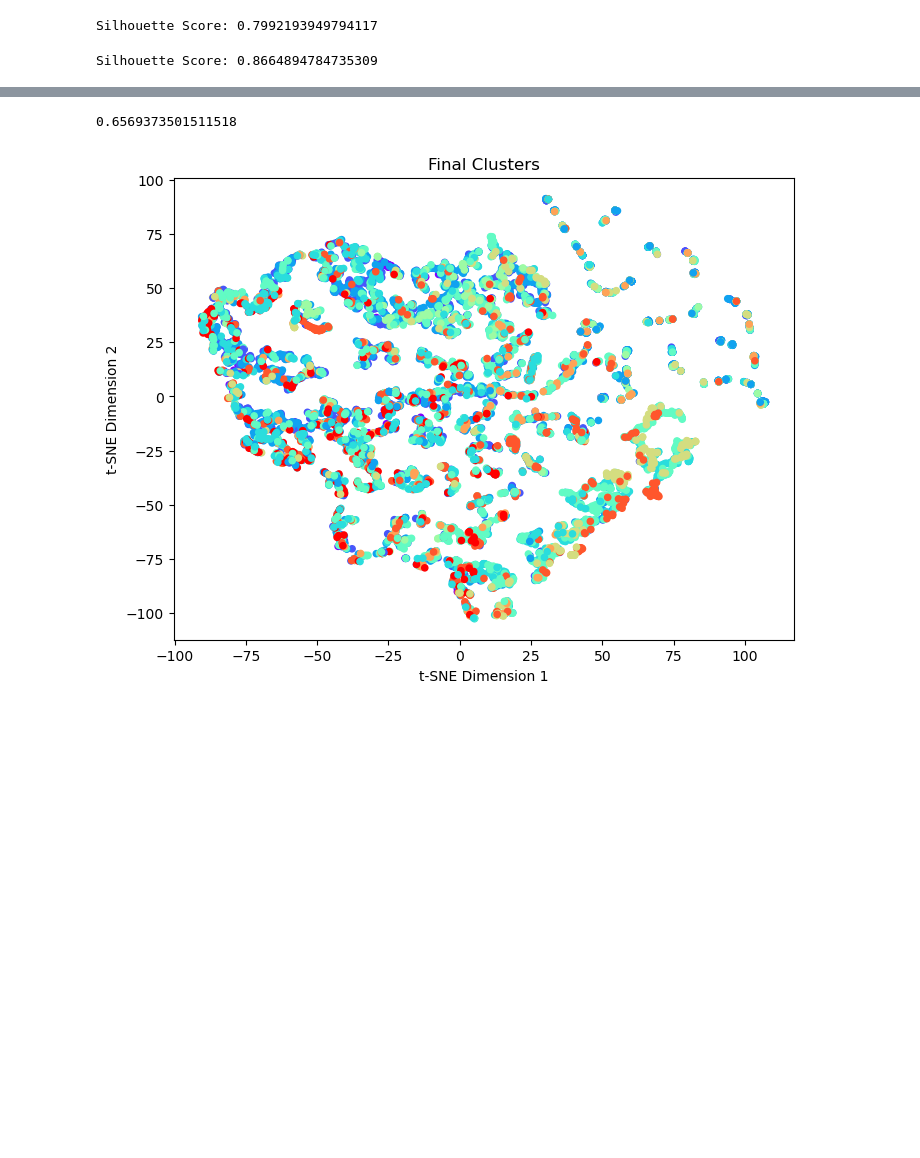
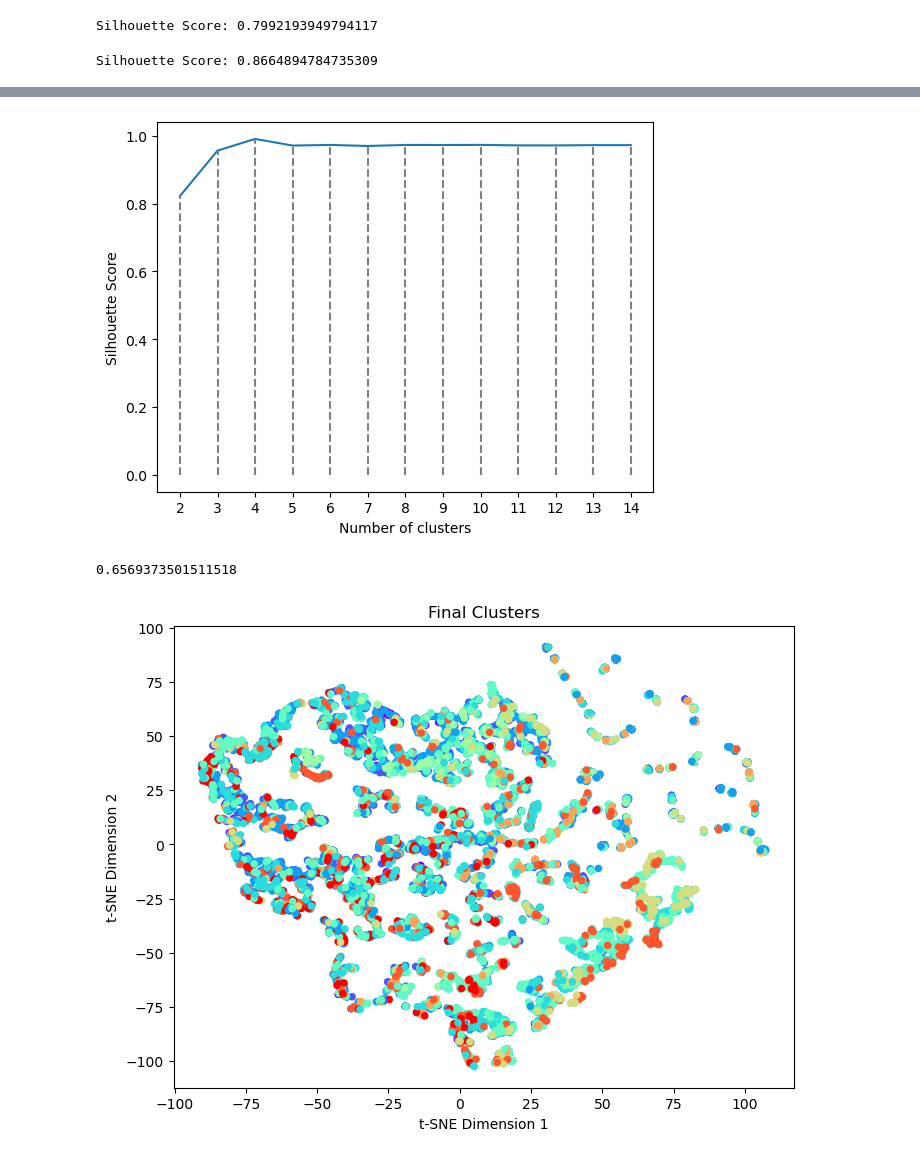
Before and after one commit to Suhail270/DMML_Part2, a Jupyter notebook: clustering.ipynb, the cells around one changed output, grey strips where cells are left out. Saved outputs shown, nothing was run; the diff lists cells and outputs as text; code cells hidden in the pictures; blank space fills up the shorter version.

```diff
--- a/clustering.ipynb
+++ b/clustering.ipynb
@@ -434,0 +483,7 @@ iso_data = isomap.fit_transform(iso_df)
+# %%
+silhouetteScoreAll = []
+lfd = lower_frequency_data.copy()
+for i in range(2, 15):
+
+    clustersLabels = aggfunc(lfd,i)
+    silhouetteScoreAll.append(silhouetteScore(lfd,clustersLabels))
@@ -435,3 +504,16 @@ iso_data = isomap.fit_transform(iso_df)
+# %%
+plt.plot(range(2, 15), silhouetteScoreAll)
+plt.xticks(range(2, 15))
+plt.xlabel('Number of clusters')
+plt.ylabel('Silhouette Score')
+clusterRange = range(2, 15)
+for i in clusterRange:
+    index = i - 2
+    plt.plot([clusterRange[index], clusterRange[index]], [0, silhouetteScoreAll[index]], linestyle='--', color='gray')
+
+plt.show()
+# %% [output]
+[figure, added]
 # %%
 testing_df = iso_data.copy()
 
```
Also changed, not shown: parts of 41 cells of this notebook, 1 other file.
